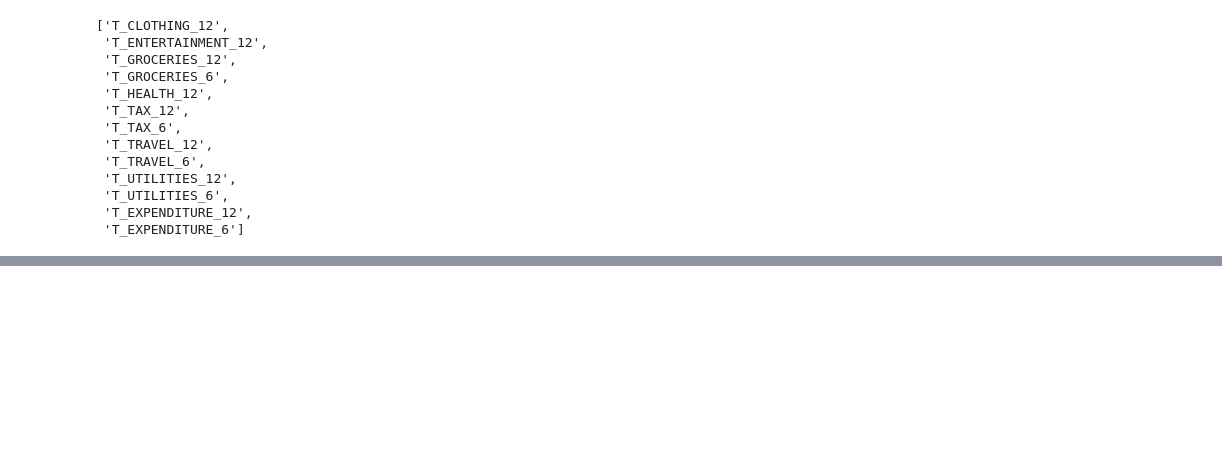
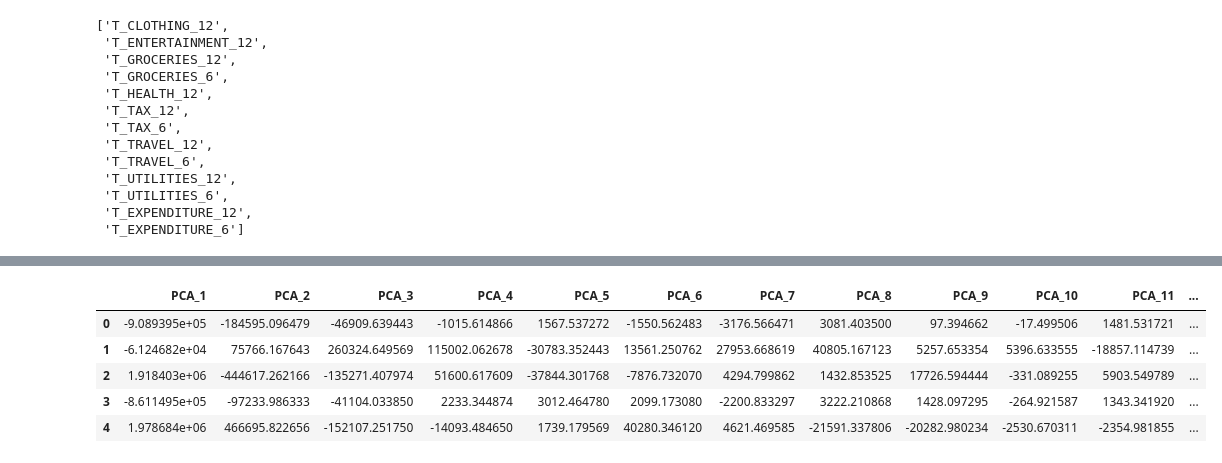
Before and after one commit to fantasy2fry/credit-score-classification-ml, a Jupyter notebook: feature_engineering/testing.ipynb, the cells around one changed output, grey strips where cells are left out. Cells and saved outputs as stored; diff of their text form; code cells hidden in the pictures; blank space fills up the shorter version.

```diff
--- a/feature_engineering/testing.ipynb
+++ b/feature_engineering/testing.ipynb
@@ -294,0 +334,13 @@ columns_to_remove
+# %%
+pca_X=pca.transform(X)
+pca_X_val=pca.transform(X_val)
+pca_X=pd.DataFrame(pca_X, columns=pca_columns)
+pca_X_val=pd.DataFrame(pca_X_val, columns=pca_columns)
+pca_X.head()
+# %% [output]
+|  | PCA_1 | PCA_2 | PCA_3 | PCA_4 | PCA_5 | PCA_6 | PCA_7 | PCA_8 | PCA_9 | PCA_10 | PCA_11 | ... |
+| 0 | -9.089395e+05 | -184595.096479 | -46909.639443 | -1015.614866 | 1567.537272 | -1550.562483 | -3176.566471 | 3081.403500 | 97.394662 | -17.499506 | 1481.531721 | ... |
+| 1 | -6.124682e+04 | 75766.167643 | 260324.649569 | 115002.062678 | -30783.352443 | 13561.250762 | 27953.668619 | 40805.167123 | 5257.653354 | 5396.633555 | -18857.114739 | ... |
+| 2 | 1.918403e+06 | -444617.262166 | -135271.407974 | 51600.617609 | -37844.301768 | -7876.732070 | 4294.799862 | 1432.853525 | 17726.594444 | -331.089255 | 5903.549789 | ... |
+| 3 | -8.611495e+05 | -97233.986333 | -41104.033850 | 2233.344874 | 3012.464780 | 2099.173080 | -2200.833297 | 3222.210868 | 1428.097295 | -264.921587 | 1343.341920 | ... |
+| 4 | 1.978684e+06 | 466695.822656 | -152107.251750 | -14093.484650 | 1739.179569 | 40280.346120 | 4621.469585 | -21591.337806 | -20282.980234 | -2530.670311 | -2354.981855 | ... |
```
Also changed, not shown: parts of 4 cells of this notebook.
